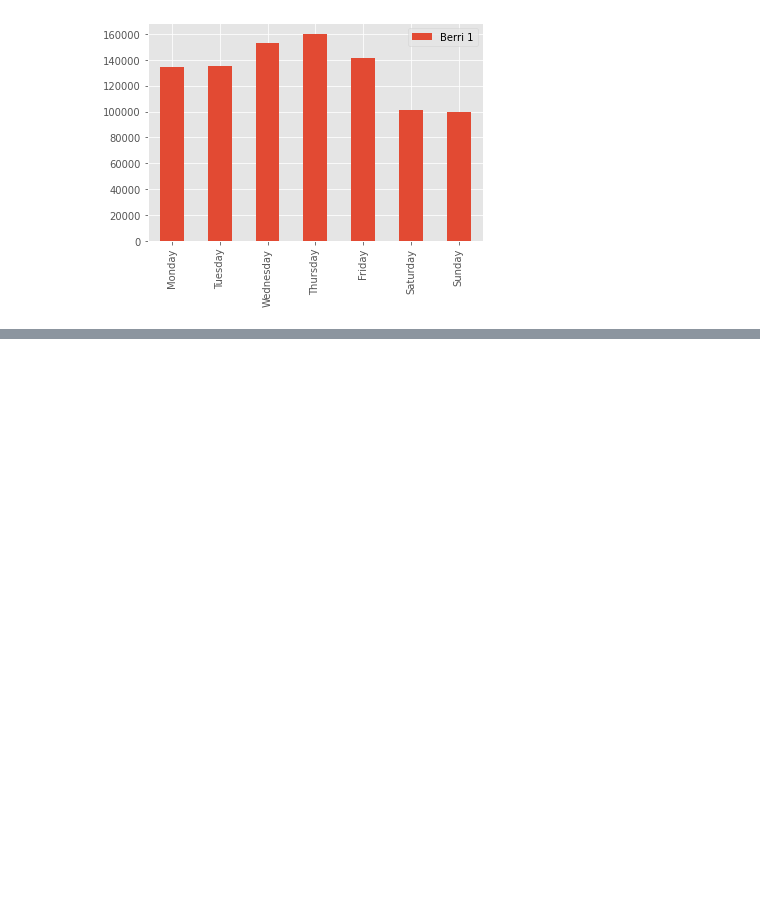
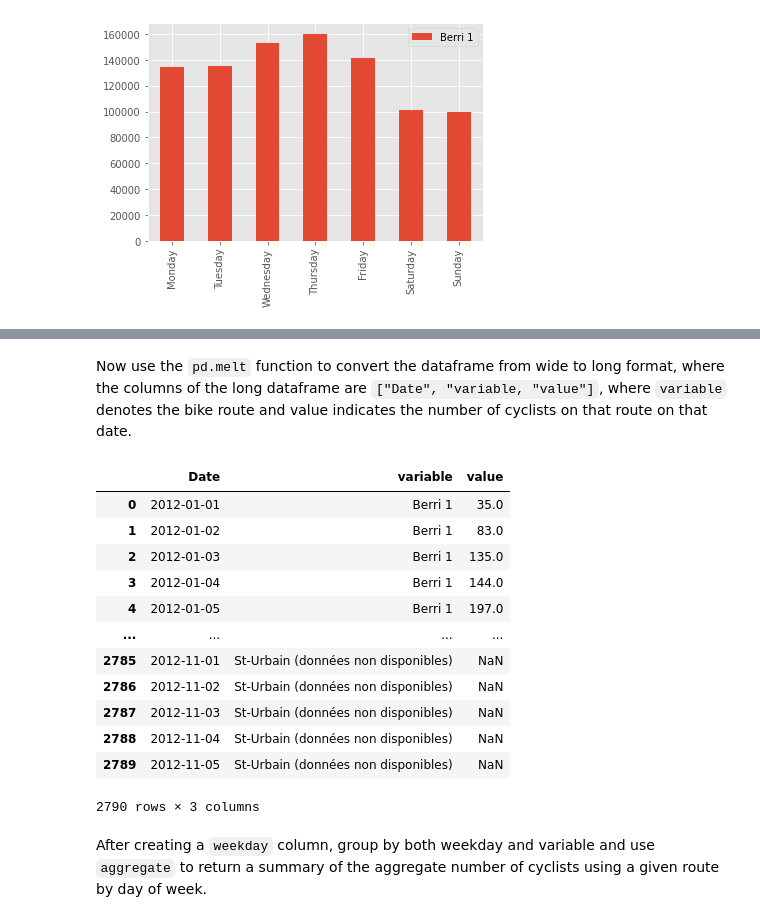
Before and after one commit to KCGallagher/pandas-cookbook, a Jupyter notebook: cookbook/Chapter 4 - Find out on which weekday people bike the most with groupby and aggregate.ipynb, the cells around one changed output, grey strips where cells are left out. Saved outputs shown, nothing was run; the diff lists cells and outputs as text; code cells hidden in the pictures; blank space fills up the shorter version.

```diff
--- a/cookbook/Chapter 4 - Find out on which weekday people bike the most with groupby and aggregate.ipynb
+++ b/cookbook/Chapter 4 - Find out on which weekday people bike the most with groupby and aggregate.ipynb
@@ -148,0 +187,23 @@ weekday_counts.plot(kind='bar')
+# %% [markdown]
+Now use the `pd.melt` function to convert the dataframe from wide to long format, where the columns of the long dataframe are `["Date", "variable, "value"]`, where `variable` denotes the bike route and value indicates the number of cyclists on that route on that date.
+# %%
+bikes_1 = bikes.copy()
+bikes_1.reset_index(level=0, inplace=True)
+bikes_long = pd.melt(bikes_1, id_vars="Date")
+bikes_long
+# %% [output]
+|  | Date | variable | value |
+| 0 | 2012-01-01 | Berri 1 | 35.0 |
+| 1 | 2012-01-02 | Berri 1 | 83.0 |
+| 2 | 2012-01-03 | Berri 1 | 135.0 |
+| 3 | 2012-01-04 | Berri 1 | 144.0 |
+| 4 | 2012-01-05 | Berri 1 | 197.0 |
+| ... | ... | ... | ... |
+| 2785 | 2012-11-01 | St-Urbain (données non disponibles) | NaN |
+| 2786 | 2012-11-02 | St-Urbain (données non disponibles) | NaN |
+| 2787 | 2012-11-03 | St-Urbain (données non disponibles) | NaN |
+| 2788 | 2012-11-04 | St-Urbain (données non disponibles) | NaN |
+| 2789 | 2012-11-05 | St-Urbain (données non disponibles) | NaN |
+2790 rows × 3 columns
+# %% [markdown]
+After creating a `weekday` column, group by both weekday and variable and use `aggregate` to return a summary of the aggregate number of cyclists using a given route by day of week.
```
Also changed, not shown: parts of 8 cells of this notebook.
